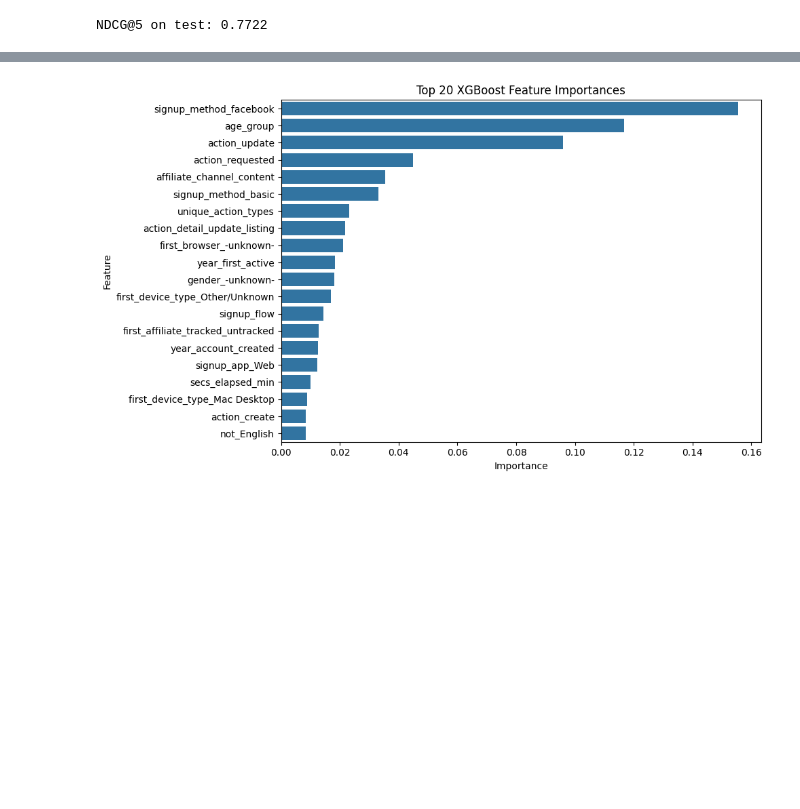
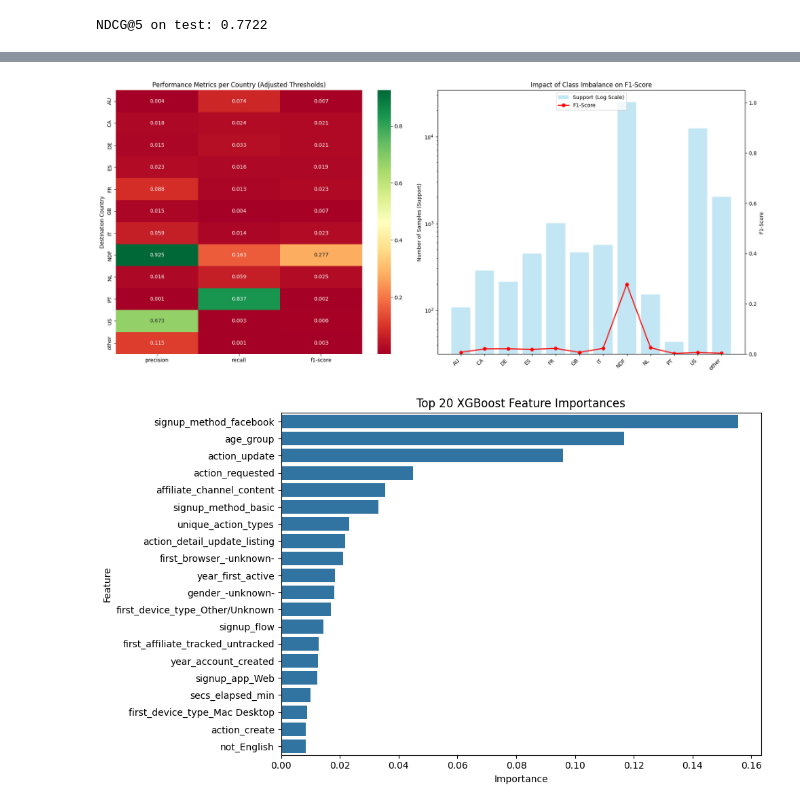
Before and after one commit to Rezacs/Airbnb, a Jupyter notebook: merged/FINAL.ipynb, the cells around one changed output, grey strips where cells are left out. Saved outputs shown, nothing was run; the diff lists cells and outputs as text; code cells hidden in the pictures; blank space fills up the shorter version.

```diff
--- a/merged/FINAL.ipynb
+++ b/merged/FINAL.ipynb
@@ -2206,0 +2334,18 @@ NDCG@5 on test: 0.7722
+# %%
+# 1. Get raw probabilities
+y_proba = best_xgb_balanced.predict_proba(X_test)
+
+# 2. Calculate class frequencies from training data
+counts = np.bincount(y_train)
+frequencies = counts / len(y_train)
+
+# 3. Adjust probabilities: Divide by frequency (Inverse Prior Weighting)
+# This boosts the 'importance' of rare classes
+adjusted_proba = y_proba / (frequencies + 1e-6)
+
+# 4. New predictions based on adjusted scores
+y_pred_adjusted = np.argmax(adjusted_proba, axis=1)
+
+# 5. Evaluate
+print("Classification Report with Adjusted Thresholds:\n")
+print(classification_report(decode_labels(y_test), decode_labels(y_pred_adjusted), digits=4))
@@ -2207,3 +2373,53 @@ NDCG@5 on test: 0.7722
+# %%
+import pandas as pd
+import seaborn as sns
+import matplotlib.pyplot as plt
+from sklearn.metrics import classification_report
+
+# 1. Decode the numeric predictions to country names
+# (Assumes y_test and y_pred_adjusted are your variables from Method 2)
+y_test_names = decode_labels(y_test)
+y_pred_names = decode_labels(y_pred_adjusted)
+
+# 2. Generate the report as a dictionary to extract data for plotting
+report_dict = classification_report(y_test_names, y_pred_names, output_dict=True)
+df_rep = pd.DataFrame(report_dict).transpose()
+
+# Remove aggregate rows so we only see individual countries
+df_metrics = df_rep.drop(['accuracy', 'macro avg', 'weighted avg'], errors='ignore')
+
+# 3. Create the Visualization
+fig, (ax1, ax2) = plt.subplots(1, 2, figsize=(18, 8))
+
+# --- Plot 1: Heatmap of Performance Metrics ---
+sns.heatmap(df_metrics[['precision', 'recall', 'f1-score']],
+            annot=True, cmap='RdYlGn', fmt='.3f', ax=ax1)
+ax1.set_title('Performance Metrics per Country (Adjusted Thresholds)')
+ax1.set_ylabel('Destination Country')
+
+# --- Plot 2: Support vs. F1-Score ---
+# We use a log scale for support because NDF/US are so much larger than others
+ax2.bar(df_metrics.index, df_metrics['support'], color='skyblue', alpha=0.5, label='Support (Log Scale)')
+ax2.set_yscale('log')
+ax2.set_ylabel('Number of Samples (Support)')
+ax2.set_title('Impact of Class Imbalance on F1-Score')
+plt.setp(ax2.get_xticklabels(), rotation=45, ha='right')
+
+# Overlay the F1-score as a line
+ax2_twin = ax2.twinx()
+ax2_twin.plot(df_metrics.index, df_metrics['f1-score'], color='red', marker='o', linewidth=2, label='F1-Score')
+ax2_twin.set_ylabel('F1-Score')
+ax2_twin.set_ylim(0, 1.05)
+
+# Combine legends
+lines, labels = ax2.get_legend_handles_labels()
+lines2, labels2 = ax2_twin.get_legend_handles_labels()
+ax2.legend(lines + lines2, labels + labels2, loc='upper center')
+
+plt.tight_layout()
+plt.show()
+# %% [output]
+[figure, added]
 # %%
 # Cell F — Feature importances and optional SHAP explanation (may be slow for large data)
 import numpy as np
```
Also changed, not shown: parts of 5 cells of this notebook.
